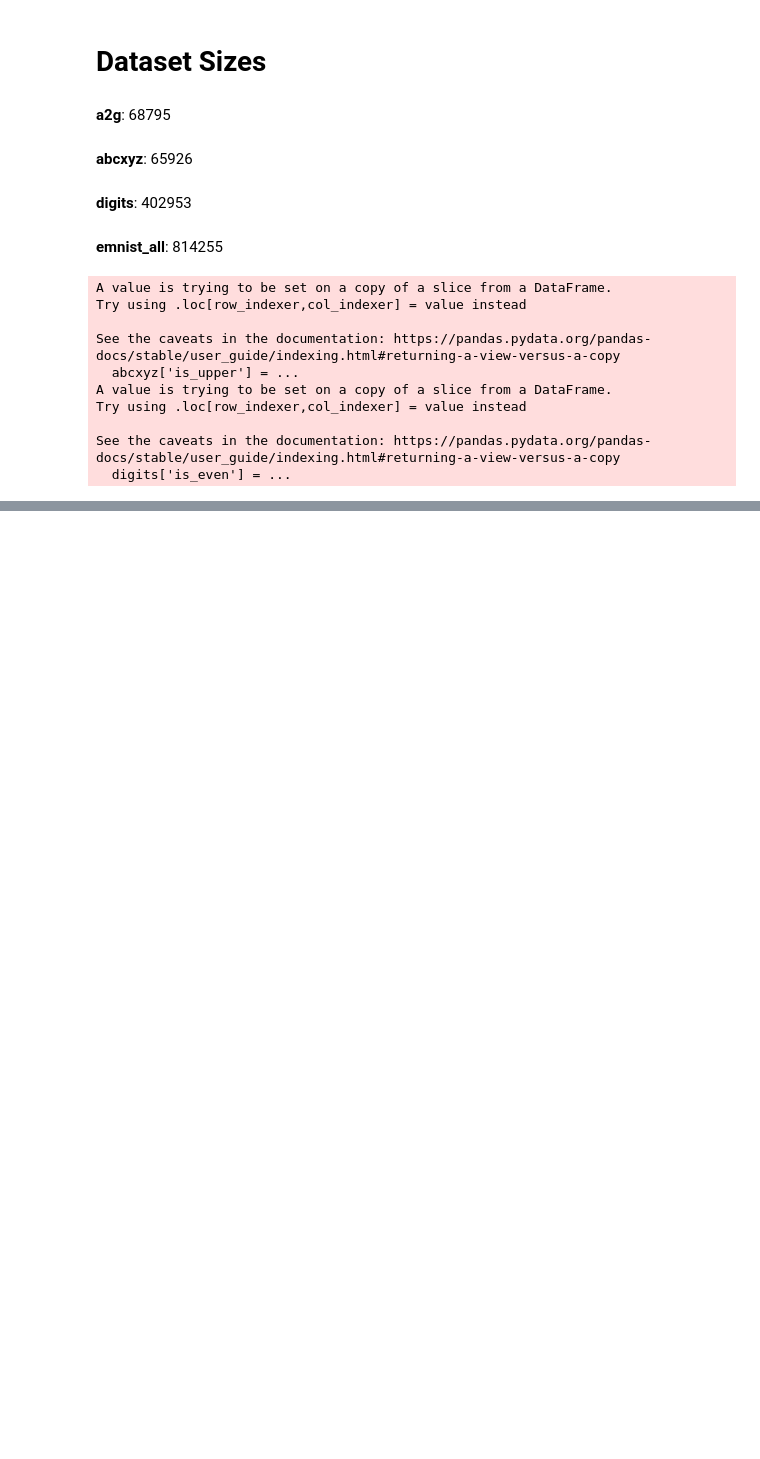
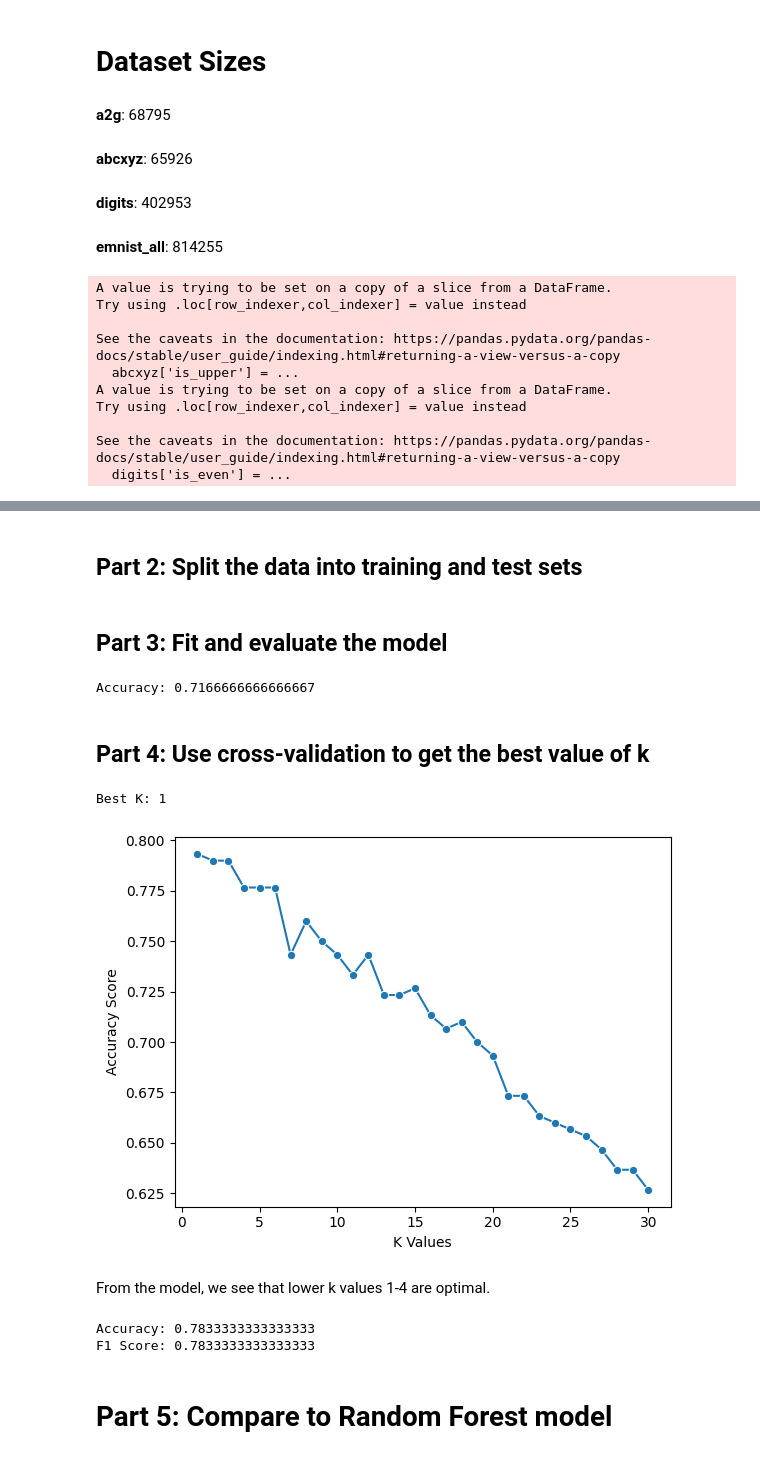
Before and after one commit to annasophie-thein/datasci_223, a Jupyter notebook: exercises/4-classification/exercise4-5.ipynb, the cells around one changed output, grey strips where cells are left out. Cells and saved outputs as stored; diff of their text form; code cells hidden in the pictures; blank space fills up the shorter version.

```diff
--- a/exercises/4-classification/exercise4-5.ipynb
+++ b/exercises/4-classification/exercise4-5.ipynb
@@ -286,0 +296,5 @@ See the caveats in the documentation: https://pandas.pydata.org/pandas-docs/stab
+# %%
+# Subset smaller dataset to run
+a2g_sub=a2g.iloc[:300,:]
+# %% [markdown]
+## Part 2: Split the data into training and test sets
@@ -286,0 +313,68 @@ See the caveats in the documentation: https://pandas.pydata.org/pandas-docs/stab
+# %% [markdown]
+## Part 3: Fit and evaluate the model
+# %%
+# Train model
+knn = KNeighborsClassifier(n_neighbors=3)
+knn.fit(X_train, y_train)
+
+# Make prediction
+y_pred = knn.predict(X_test)
+
+# Evaluate model
+accuracy = accuracy_score(y_test, y_pred)
+print("Accuracy:", accuracy)
+# %% [output]
+Accuracy: 0.7166666666666667
+# %% [markdown]
+## Part 4: Use cross-validation to get the best value of k
+# %%
+from sklearn.model_selection import cross_val_score
+
+# Define k values
+k_values = [i for i in range (1,31)]
+scores = []
+
+scaler = StandardScaler()
+X = scaler.fit_transform(X)
+
+# Loop through k values using 5-fold cross-validation
+for k in k_values:
+    knn = KNeighborsClassifier(n_neighbors=k)
+    score = cross_val_score(knn, X, y, cv=5)
+    scores.append(np.mean(score))
+
+# Plot the results
+sns.lineplot(x = k_values, y = scores, marker = 'o')
+plt.xlabel("K Values")
+plt.ylabel("Accuracy Score")
+
+# Print the results
+best_k = k_values[best_index]
+print("Best K:", best_k)
+# %% [output]
+Best K: 1
+[figure, added]
+# %% [markdown]
+From the model, we see that lower k values 1-4 are optimal.
+# %%
+from sklearn.metrics import f1_score
+
+# Train the model jusing the best k value
+best_index = np.argmax(scores)
+
+knn = KNeighborsClassifier(n_neighbors=best_k)
+knn.fit(X_train, y_train)
+
+y_true = y_test
+y_pred = knn.predict(X_test)
+
+# Evaluate model
+accuracy = accuracy_score(y_test, y_pred)
+f1 = f1_score(y_true, y_pred, average='micro')
+print("Accuracy:", accuracy)
+print(f"F1 Score: {f1}")
+# %% [output]
+Accuracy: 0.7833333333333333
+F1 Score: 0.7833333333333333
+# %% [markdown]
+# Part 5: Compare to Random Forest model
```
Also changed, not shown: parts of 7 cells of this notebook.
